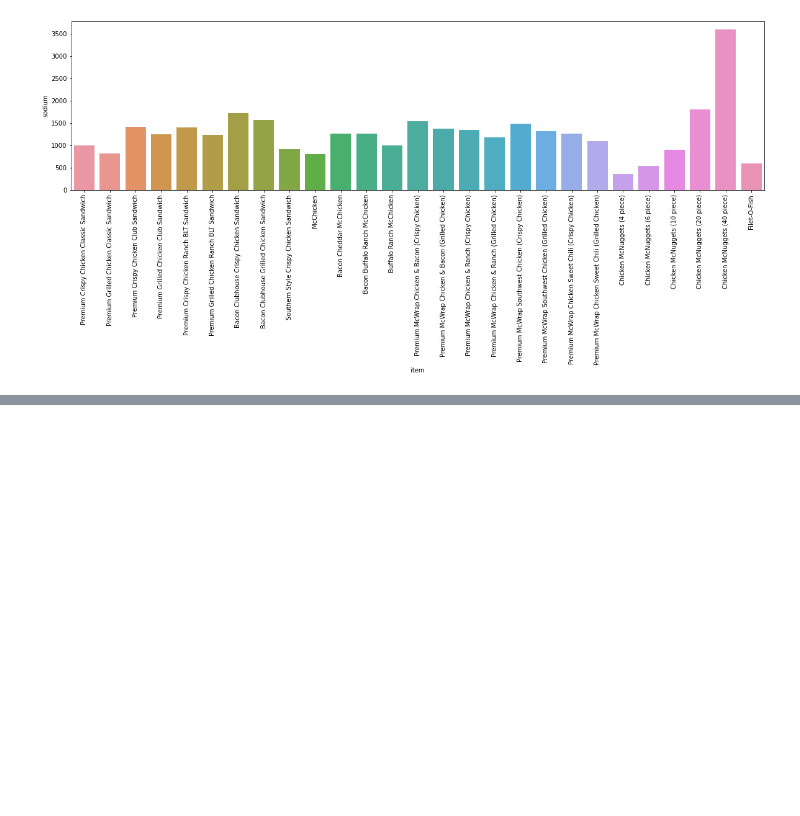
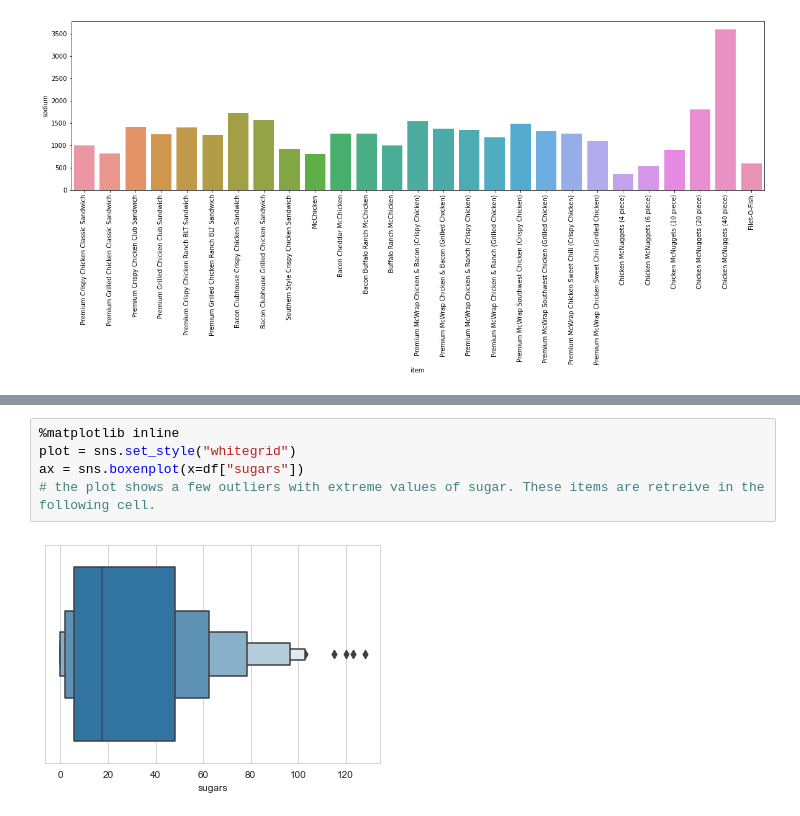
Before and after one commit to Farhad-Davaripour/Data_Exploratory_Analysis, a Jupyter notebook: Data_Exploratory_Analysis_Using_Python_and_SQL.ipynb, the cells around one changed output, grey strips where cells are left out. Drawn from its saved outputs; the diff is of its cells as text; blank space fills up the shorter version.

```diff
--- a/Data_Exploratory_Analysis_Using_Python_and_SQL.ipynb
+++ b/Data_Exploratory_Analysis_Using_Python_and_SQL.ipynb
@@ -86,0 +105,7 @@ plt.show()
+# %%
+%matplotlib inline
+plot = sns.set_style("whitegrid")
+ax = sns.boxenplot(x=df["sugars"])
+# the plot shows a few outliers with extreme values of sugar. These items are retreive in the following cell.
+# %% [output]
+[figure, added]
```
Also changed, not shown: parts of 10 cells of this notebook.
